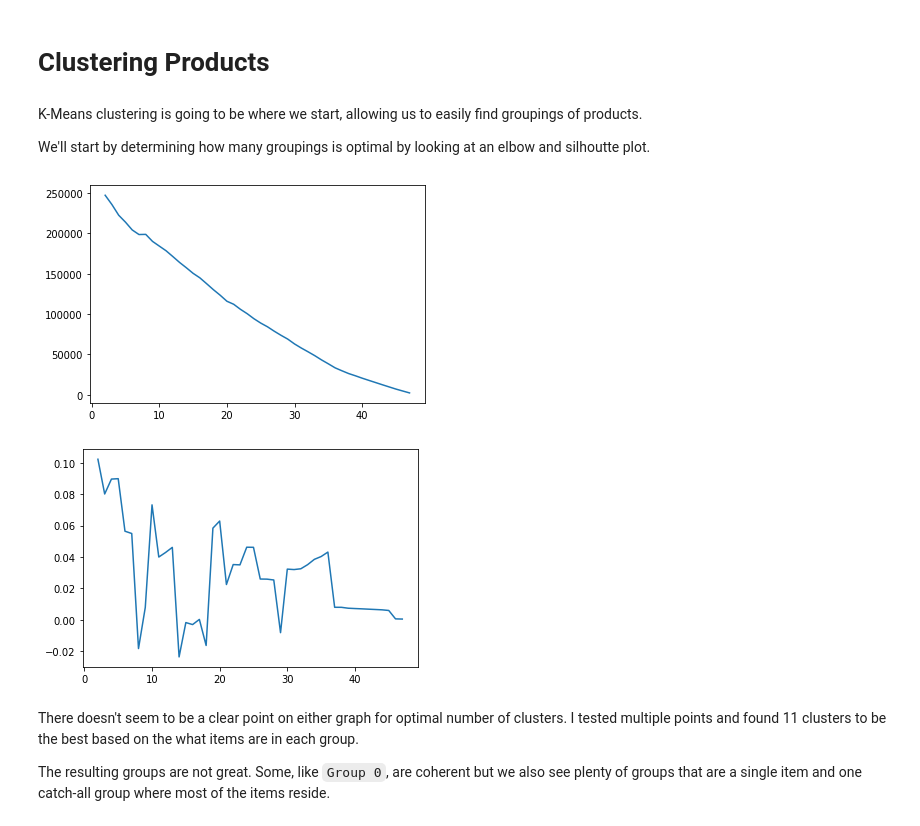
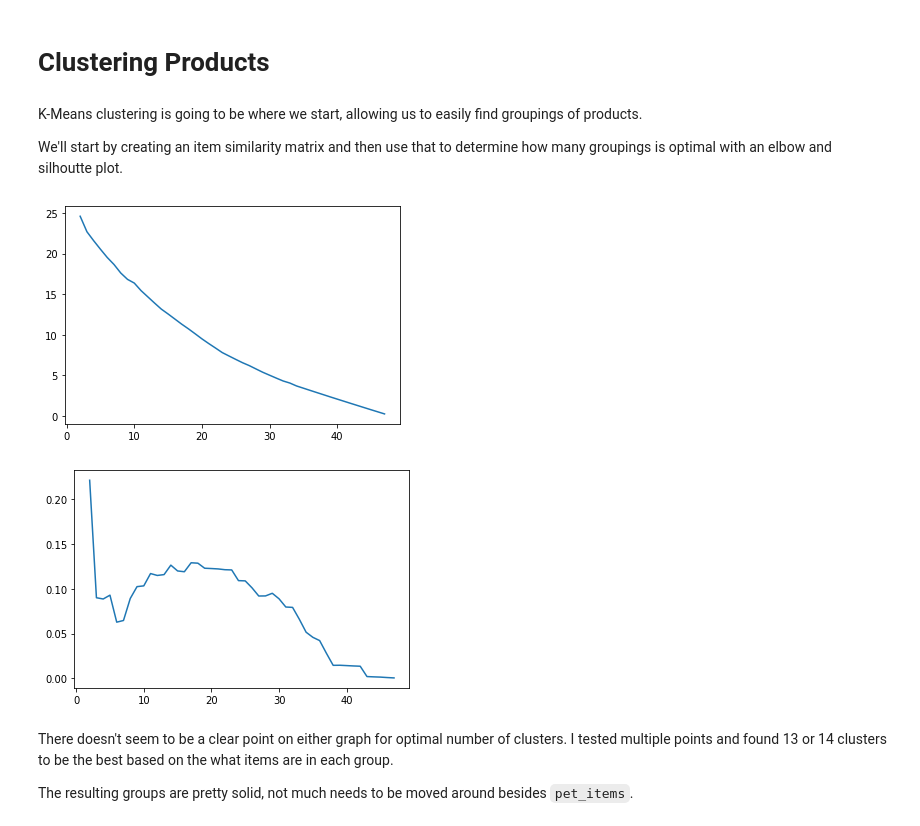
Before and after one commit to bundickm/Data-Masked-Case-Studies, a Jupyter notebook: 09. Purchase_History_and_Market_Basket_Analysis.ipynb, the cells around one changed output. Drawn from its saved outputs; the diff is of its cells as text; code cells hidden in the pictures.

```diff
--- a/09. Purchase_History_and_Market_Basket_Analysis.ipynb
+++ b/09. Purchase_History_and_Market_Basket_Analysis.ipynb
@@ -120,29 +145,34 @@ pd.DataFrame(purchases.idxmax().T).rename({0:'customer'}, axis='columns')
 <a name='kmeans'></a>
 K-Means clustering is going to be where we start, allowing us to easily find groupings of products.
 
-We'll start by determining how many groupings is optimal by looking at an elbow and silhoutte plot.
+We'll start by creating an item similarity matrix and then use that to determine how many groupings is optimal with an elbow and silhoutte plot.
+# %%
+normed_purchases = normalize(purchases.values, axis=0)
+item_similarity = normed_purchases.T.dot(normed_purchases)
+item_similarity = pd.DataFrame(item_similarity, index=purchases.columns,
+                               columns=purchases.columns)
 # %%
 clusters = range(2, 48)
 elbow = []
 silhouette = []
 
 for n in clusters:
     kmeans = KMeans(n_clusters=n, random_state=13, n_jobs=-1)
-    kmeans = kmeans.fit(purchases.T)
-    label = kmeans.predict(purchases.T)
+    kmeans = kmeans.fit(item_similarity.T)
+    label = kmeans.predict(item_similarity.T)
 
     elbow.append(kmeans.inertia_)
-    silhouette.append(silhouette_score(purchases.T, label))
+    silhouette.append(silhouette_score(item_similarity.T, label))
 
 plt.plot(clusters, elbow)
 plt.show()
 plt.plot(clusters, silhouette)
 plt.show()
 # %% [output]
-[figure, old version]
+[figure, new version]
-[figure, old version]
+[figure, new version]
 # %% [markdown]
-There doesn't seem to be a clear point on either graph for optimal number of clusters. I tested multiple points and found 11 clusters to be the best based on the what items are in each group.
+There doesn't seem to be a clear point on either graph for optimal number of clusters. I tested multiple points and found 13 or 14 clusters to be the best based on the what items are in each group.
 
-The resulting groups are not great. Some, like `Group 0`, are coherent but we also see plenty of groups that are a single item and one catch-all group where most of the items reside.
+The resulting groups are pretty solid, not much needs to be moved around besides `pet_items`.
 # %%
```
Also changed, not shown: parts of 24 cells of this notebook.
